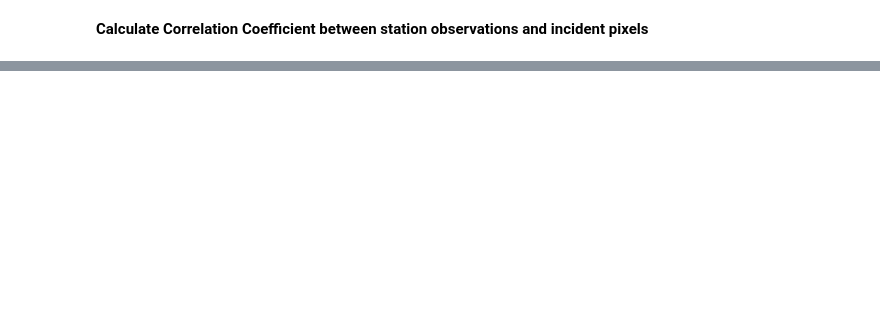
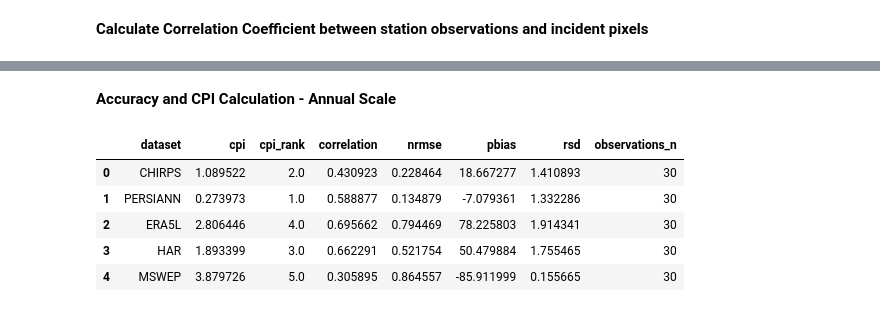
Before and after one commit to jeevankatel3-cell/Climate-Data-Nepal, a Jupyter notebook: Codes/3_1_assess_accuracy.ipynb, the cells around one changed output, grey strips where cells are left out. Cells and saved outputs as stored; diff of their text form; code cells hidden in the pictures; blank space fills up the shorter version.

```diff
--- a/Codes/3_1_assess_accuracy.ipynb
+++ b/Codes/3_1_assess_accuracy.ipynb
@@ -204,0 +306,16 @@ df_accuracy_final
+# %% [markdown]
+**Accuracy and CPI Calculation - Annual Scale**
+# %%
+df_merged2 = df_merged.copy()
+df_merged2['date'] = pd.to_datetime(df_merged2['date'])
+df_merged2['year'] = df_merged2['date'].dt.year
+df_annual = df_merged2.groupby(by = ['year'])[['CHIRPS_prec',	'PERSIANN_prec', 'ERA5L_prec', 'prec_insitu', 'HAR_prec', 'MSWEP_prec']].sum().reset_index()
+df_accuracy_annual = calculate_accuracy(df_annual)
+df_accuracy_annual
+# %% [output]
+|  | dataset | cpi | cpi_rank | correlation | nrmse | pbias | rsd | observations_n |
+| 0 | CHIRPS | 1.089522 | 2.0 | 0.430923 | 0.228464 | 18.667277 | 1.410893 | 30 |
+| 1 | PERSIANN | 0.273973 | 1.0 | 0.588877 | 0.134879 | -7.079361 | 1.332286 | 30 |
+| 2 | ERA5L | 2.806446 | 4.0 | 0.695662 | 0.794469 | 78.225803 | 1.914341 | 30 |
+| 3 | HAR | 1.893399 | 3.0 | 0.662291 | 0.521754 | 50.479884 | 1.755465 | 30 |
+| 4 | MSWEP | 3.879726 | 5.0 | 0.305895 | 0.864557 | -85.911999 | 0.155665 | 30 |
```
Also changed, not shown: parts of 10 cells of this notebook, 1 other file.
